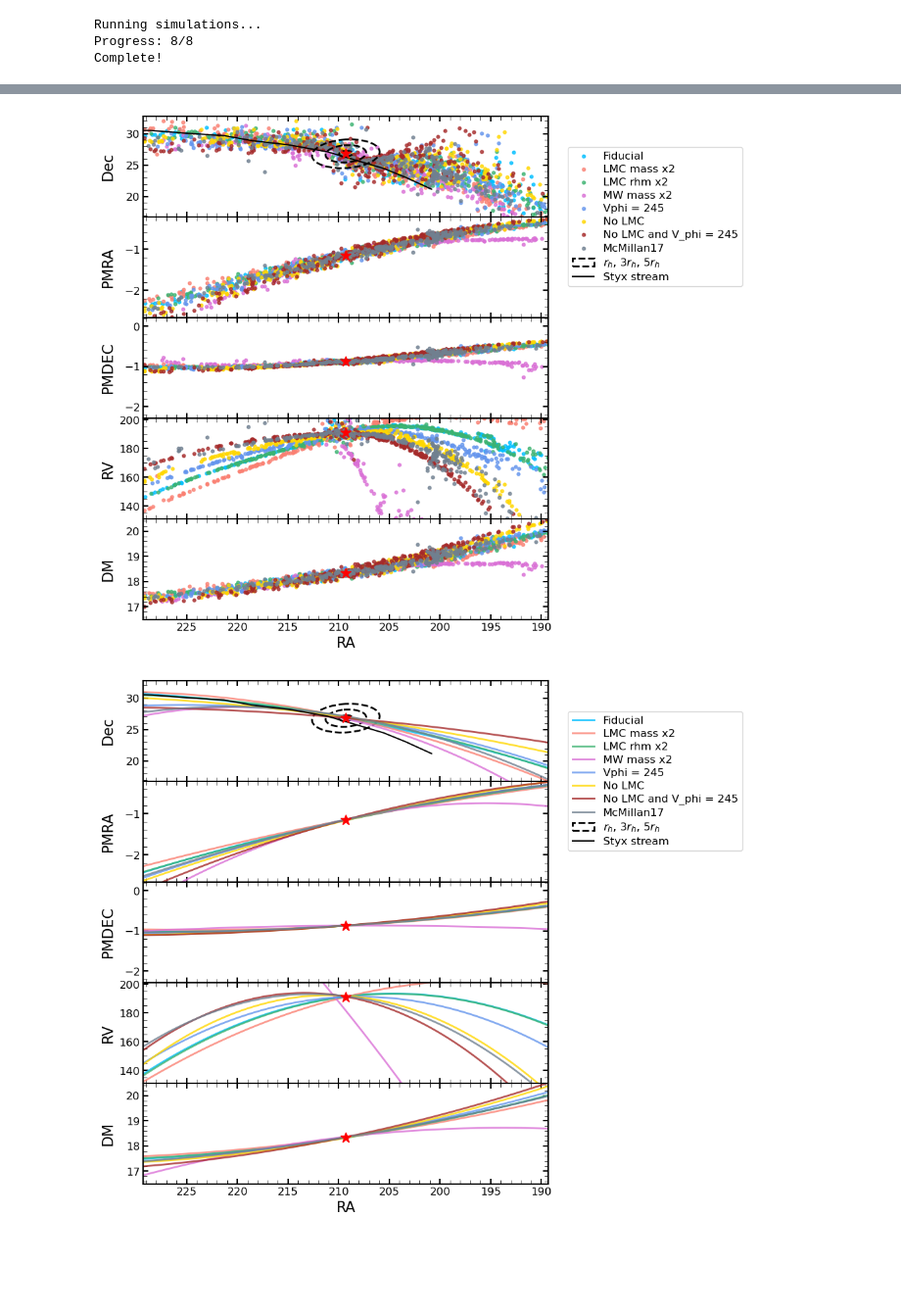
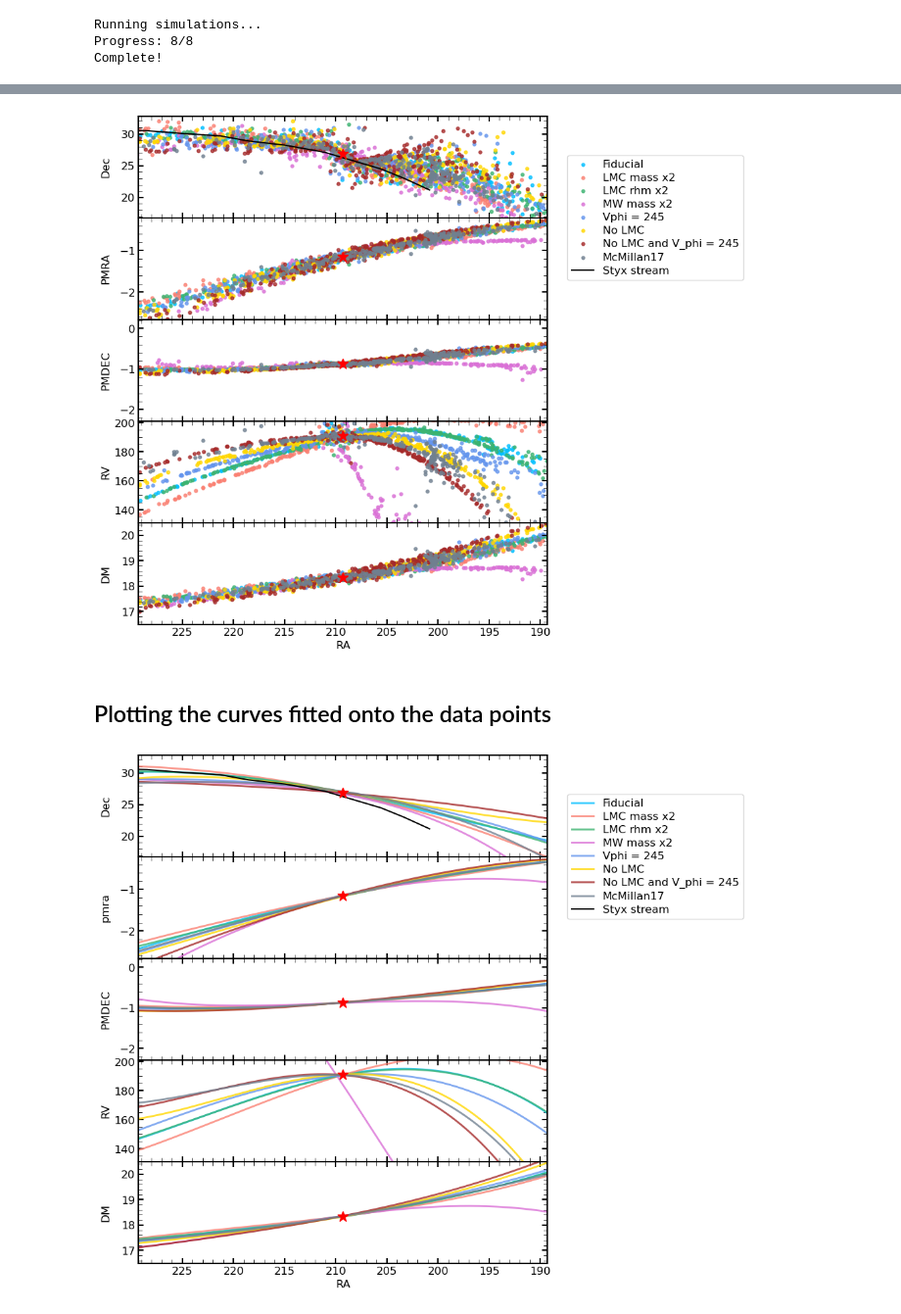
Before and after one commit to Kevin22888/Research-Bootes-III, a Jupyter notebook: main-notebooks/Bootes III Part 2.ipynb, the cells around one changed output, grey strips where cells are left out. Shown at 98% size. Drawn from its saved outputs; the diff is of its cells as text; code cells hidden in the pictures; blank space fills up the shorter version.

Commit message:
Adjust model curves

```diff
--- a/main-notebooks/Bootes III Part 2.ipynb
+++ b/main-notebooks/Bootes III Part 2.ipynb
@@ -629,15 +629,18 @@ def plot_five_params(ax, orbit_lead, orbit_trail, **kwargs):
     ax[3].scatter(np.append(orbit_lead.ra(), orbit_trail.ra()), np.append(orbit_lead.vlos(), orbit_trail.vlos()), **kwargs)
     ax[4].scatter(np.append(orbit_lead.ra(), orbit_trail.ra()), distance_to_dm(1000 * np.append(orbit_lead.dist(), orbit_trail.dist())), **kwargs)
 
-def plot_five_curves(ax, orbit_curves, **kwargs):
+def plot_five_curves(ax, orbit_curves, no_label_ax0=False, **kwargs):
     """Specifically for plotting the stream parameters.
     <ax> should contain 5 axes.
     Just making code shorter.
     """
-    ax0_kwargs = kwargs.copy()
-    ax0_kwargs.pop('label', None)
+    if no_label_ax0:
+        ax0_kwargs = kwargs.copy()
+        ax0_kwargs.pop('label', None)
+        ax[0].plot(orbit_curves[0][:,0], orbit_curves[0][:,1], **ax0_kwargs)
+    else:
+        ax[0].plot(orbit_curves[0][:,0], orbit_curves[0][:,1], **kwargs)
 
-    ax[0].plot(orbit_curves[0][:,0], orbit_curves[0][:,1], **ax0_kwargs)
     ax[1].plot(orbit_curves[1][:,0], orbit_curves[1][:,1], **kwargs)
     ax[2].plot(orbit_curves[2][:,0], orbit_curves[2][:,1], **kwargs)
     ax[3].plot(orbit_curves[3][:,0], orbit_curves[3][:,1], **kwargs)
@@ -675,7 +680,7 @@ fig.subplots_adjust(hspace=0)
 for i in range(len(orbit_results)):
     plot_five_params(ax, *orbit_results[i], s=12, c=_colours[i], label=_names[i], alpha=0.8)
 
-plot_rh(ax[0])
+#plot_rh(ax[0])
 ax[0].plot(styx_trace['col1'], styx_trace['col2'], 'k', label='Styx stream')
 
 for ax_i, label, value, scale in zip(ax, ["Dec", "PMRA", "PMDEC", "RV", "DM"],
@@ -693,7 +698,9 @@ fig.align_ylabels(ax)
 ax[0].legend(loc='center right', bbox_to_anchor=(1.5, 0), fontsize=12)
 plt.show()
 # %% [output]
-[figure, old version]
+[figure, new version]
+# %% [markdown]
+## Plotting the curves fitted onto the data points
 # %%
 from scipy.optimize import curve_fit
 
@@ -708,24 +715,24 @@ def get_model_curves(orbit_lead, orbit_trail, trim_range):
     trim = (trim_range[0] < ra) & (ra < trim_range[1])
 
     # Curve fit
-    def poly_2deg(x, a, b, c):
-        y = a * x**2 + b * x + c
+    def poly_3deg(x, a, b, c, d):
+        y = a * x**3 + b * x**2 + c * x + d
         return y
 
-    p_opt_dec, _ = curve_fit(poly_2deg, ra[trim], dec[trim])
-    p_opt_pmra, _ = curve_fit(poly_2deg, ra[trim], pmra[trim])
-    p_opt_pmdec, _ = curve_fit(poly_2deg, ra[trim], pmdec[trim])
-    p_opt_vlos, _ = curve_fit(poly_2deg, ra[trim], vlos[trim])
-    p_opt_dm, _ = curve_fit(poly_2deg, ra[trim], dm[trim])
+    p_opt_dec, _ = curve_fit(poly_3deg, ra[trim], dec[trim])
+    p_opt_pmra, _ = curve_fit(poly_3deg, ra[trim], pmra[trim])
+    p_opt_pmdec, _ = curve_fit(poly_3deg, ra[trim], pmdec[trim])
+    p_opt_vlos, _ = curve_fit(poly_3deg, ra[trim], vlos[trim])
+    p_opt_dm, _ = curve_fit(poly_3deg, ra[trim], dm[trim])
 
     x = np.arange(*trim_range, 0.1)
 
     # Make the model curves
-    curve_pmra = np.array([x, poly_2deg(x, *p_opt_pmra)]).T
-    curve_pmdec = np.array([x, poly_2deg(x, *p_opt_pmdec)]).T
-    curve_rv = np.array([x, poly_2deg(x, *p_opt_vlos)]).T
-    curve_dm = np.array([x, poly_2deg(x, *p_opt_dm)]).T
-    curve_dec = np.array([x, poly_2deg(x, *p_opt_dec)]).T
+    curve_pmra = np.array([x, poly_3deg(x, *p_opt_pmra)]).T
+    curve_pmdec = np.array([x, poly_3deg(x, *p_opt_pmdec)]).T
+    curve_rv = np.array([x, poly_3deg(x, *p_opt_vlos)]).T
+    curve_dm = np.array([x, poly_3deg(x, *p_opt_dm)]).T
+    curve_dec = np.array([x, poly_3deg(x, *p_opt_dec)]).T
 
     return [curve_dec, curve_pmra, curve_pmdec, curve_rv, curve_dm]
 # %%
@@ -735,29 +742,29 @@ for i in range(len(orbit_results)):
 # %%
 fig, ax = plt.subplots(5, 1, sharex=True, figsize=(8, 10))
 fig.subplots_adjust(hspace=0)
 
 for curve, colour, name in zip(orbit_curves, _colours, _names):
     plot_five_curves(ax, curve, c=colour, label=name, alpha=0.8, lw=2)
 
-plot_rh(ax[0])
+#plot_rh(ax[0])
 ax[0].plot(styx_trace['col1'], styx_trace['col2'], 'k', label='Styx stream')
 
 for ax_i, label, value, scale in zip(ax, ["Dec", "pmra", "PMDEC", "RV", "DM"],
                                      [DEC_BOO3, PMRA_BOO3, PMDEC_BOO3, VEL_BOO3, distance_to_dm(DIST_BOO3*1000)],
                                      [(DEC_BOO3-10, DEC_BOO3+6), (PMRA_BOO3-1.5, PMRA_BOO3+0.95),
                                       (PMDEC_BOO3-1.4, PMDEC_BOO3+1.1), (VEL_BOO3-60, VEL_BOO3+10), (16.5, 20.5)]):
     ax_i.plot(RA_BOO3, value, "*r", ms=12)
     ax_i.set_ylabel(label)
     ax_i.set_xlim(RA_BOO3-20, RA_BOO3+20)
     ax_i.set_ylim(*scale)
     ax_i.invert_xaxis()
 ax[4].set_xlabel("RA")
 
 fig.align_ylabels(ax)
 ax[0].legend(loc='center right', bbox_to_anchor=(1.5, 0), fontsize=12)
 plt.show()
 # %% [output]
-[figure, old version]
+[figure, new version]
 # %%
 fig, ax = plt.subplots(5, 1, sharex=True, figsize=(8, 10))
 fig.subplots_adjust(hspace=0)
```
Also changed, not shown: parts of 6 cells of this notebook.
